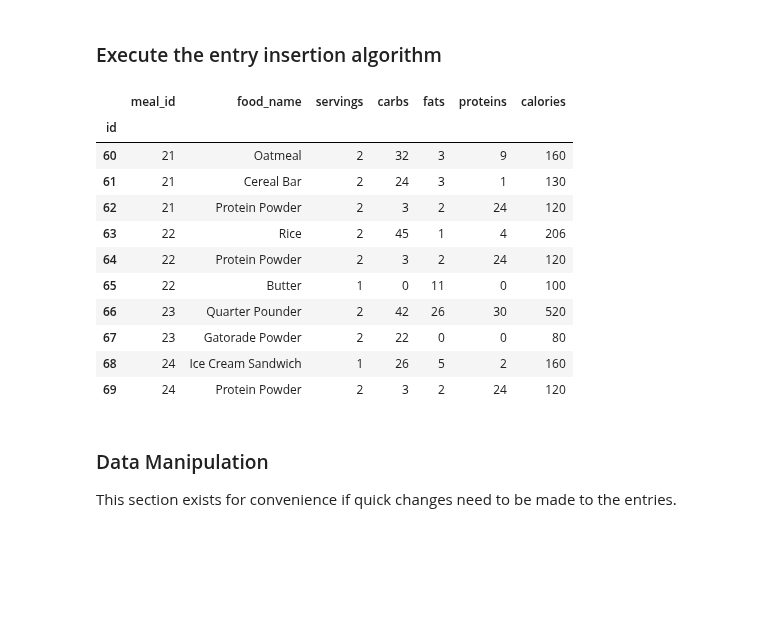
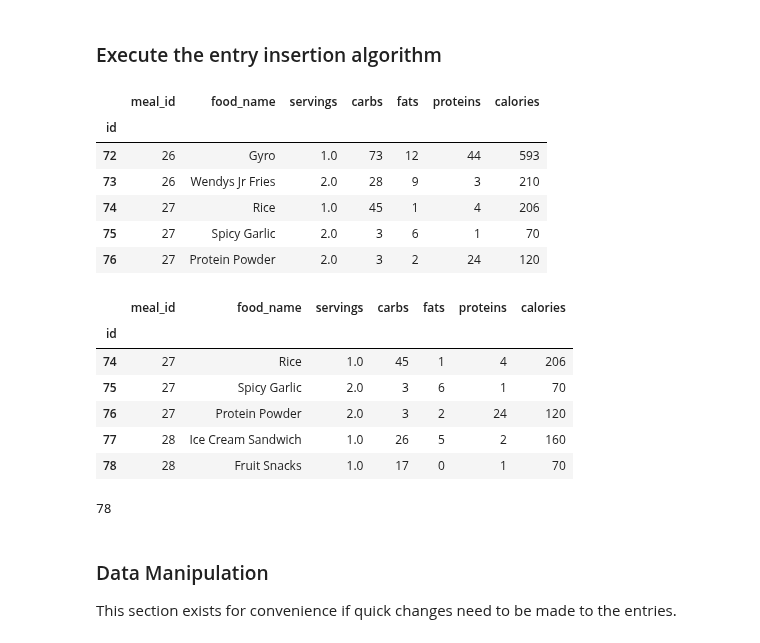
Before and after one commit to Artuk009/NewDIetAndExercise, a Jupyter notebook: Diet_Stuff/sql_update_diet.ipynb, the cells around one changed output. Drawn from its saved outputs; the diff is of its cells as text; code cells hidden in the pictures; blank space fills up the shorter version.

Commit message:
Updated food entry section

```diff
--- a/Diet_Stuff/sql_update_diet.ipynb
+++ b/Diet_Stuff/sql_update_diet.ipynb
@@ -198,54 +199,61 @@ meals_df.to_sql('meals', sql_connection, if_exists='replace')
 # %% [markdown]
 ### Execute the entry insertion algorithm
+# %%
+foods_df = pd.read_sql('SELECT * FROM foods', sql_connection, index_col='id')
+foods_df.tail()
+# %% [output]
+|  | meal_id | food_name | servings | carbs | fats | proteins | calories |
+| id |  |  |  |  |  |  |  |
+| 72 | 26 | Gyro | 1.0 | 73 | 12 | 44 | 593 |
+| 73 | 26 | Wendys Jr Fries | 2.0 | 28 | 9 | 3 | 210 |
+| 74 | 27 | Rice | 1.0 | 45 | 1 | 4 | 206 |
+| 75 | 27 | Spicy Garlic | 2.0 | 3 | 6 | 1 | 70 |
+| 76 | 27 | Protein Powder | 2.0 | 3 | 2 | 24 | 120 |
 # %%
-# TODO: Update the insertion algorithm to utilize the new SQL architecture
-# Set the current meal number to be logged
+# Enter the foods eaten for the selected meal.
 choice = 1
 foods = list(food_db['food_name'])
 
 while choice != 2:
 
     """ This algorithm takes a desired food input and then inserts it into a SQL query to
-    retrieve the nutritional info for that food. The meal number and serving count are
-     updated and then the entry is inserted into the dataframe. """
+    retrieve the nutritional info for that food. The serving count is then entered and the
+    entry is inserted into the dataframe. """
 
     db_food = input("What food would you like too add?")
     if db_food not in foods:
         raise Exception(input("Food not in database. Try again: "))
     new_food = pd.read_sql("SELECT food_name, carbs, fats, protein, calories"
                             " FROM food_list "
                             " WHERE food_name = (?)", sql_connection, params=(db_food,))
-    meal_number = int(input("Enter Meal Number: "))
+
+    meal_id = len(meals_df)
     servings = float(input("Enter Serving Count: "))
-    f_id = current_foods.iloc[-1, 0] + 1
-    new_entry = [f_id,
-                 date,
-                 meal_number,
-                 new_food.loc[0,'food_name'],
-                 servings,
-                 new_food.loc[0,'carbs'],
-                 new_food.loc[0,'fats'],
-                 new_food.loc[0,'protein'],
-                 new_food.loc[0,'calories']]
-    current_foods.loc[len(current_foods)] = new_entry
+    new_entry = [
+        meal_id,
+        new_food.loc[0,'food_name'],
+        servings,
+        new_food.loc[0,'carbs'],
+        new_food.loc[0,'fats'],
+        new_food.loc[0,'protein'],
+        new_food.loc[0,'calories']
+    ]
+    foods_df.loc[len(foods_df)+1] = new_entry
     choice = int(input("Add another? [1]Yes [2]No"))
 
-current_foods['date'] = pd.to_datetime(current_foods['date'])
-updated_foods = current_foods
-updated_foods.tail(10)
+foods_df.tail()
 # %% [output]
 |  | meal_id | food_name | servings | carbs | fats | proteins | calories |
 | id |  |  |  |  |  |  |  |
-| 60 | 21 | Oatmeal | 2 | 32 | 3 | 9 | 160 |
-| 61 | 21 | Cereal Bar | 2 | 24 | 3 | 1 | 130 |
-| 62 | 21 | Protein Powder | 2 | 3 | 2 | 24 | 120 |
-| 63 | 22 | Rice | 2 | 45 | 1 | 4 | 206 |
-| 64 | 22 | Protein Powder | 2 | 3 | 2 | 24 | 120 |
-| 65 | 22 | Butter | 1 | 0 | 11 | 0 | 100 |
-| 66 | 23 | Quarter Pounder | 2 | 42 | 26 | 30 | 520 |
-| 67 | 23 | Gatorade Powder | 2 | 22 | 0 | 0 | 80 |
-| 68 | 24 | Ice Cream Sandwich | 1 | 26 | 5 | 2 | 160 |
-| 69 | 24 | Protein Powder | 2 | 3 | 2 | 24 | 120 |
+| 74 | 27 | Rice | 1.0 | 45 | 1 | 4 | 206 |
+| 75 | 27 | Spicy Garlic | 2.0 | 3 | 6 | 1 | 70 |
+| 76 | 27 | Protein Powder | 2.0 | 3 | 2 | 24 | 120 |
+| 77 | 28 | Ice Cream Sandwich | 1.0 | 26 | 5 | 2 | 160 |
+| 78 | 28 | Fruit Snacks | 1.0 | 17 | 0 | 1 | 70 |
+# %%
+foods_df.to_sql('foods', sql_connection, if_exists='replace')
+# %% [output]
+78
 # %% [markdown]
 ### Data Manipulation
 This section exists for convenience if quick changes need to be made to the entries.
```
Also changed, not shown: parts of 4 cells of this notebook.
